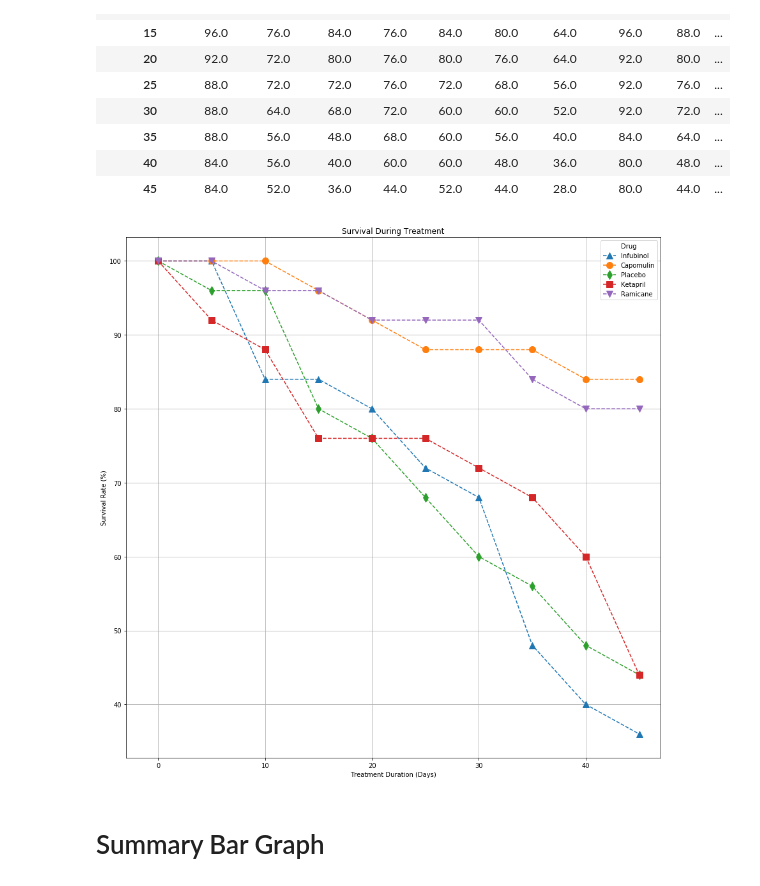
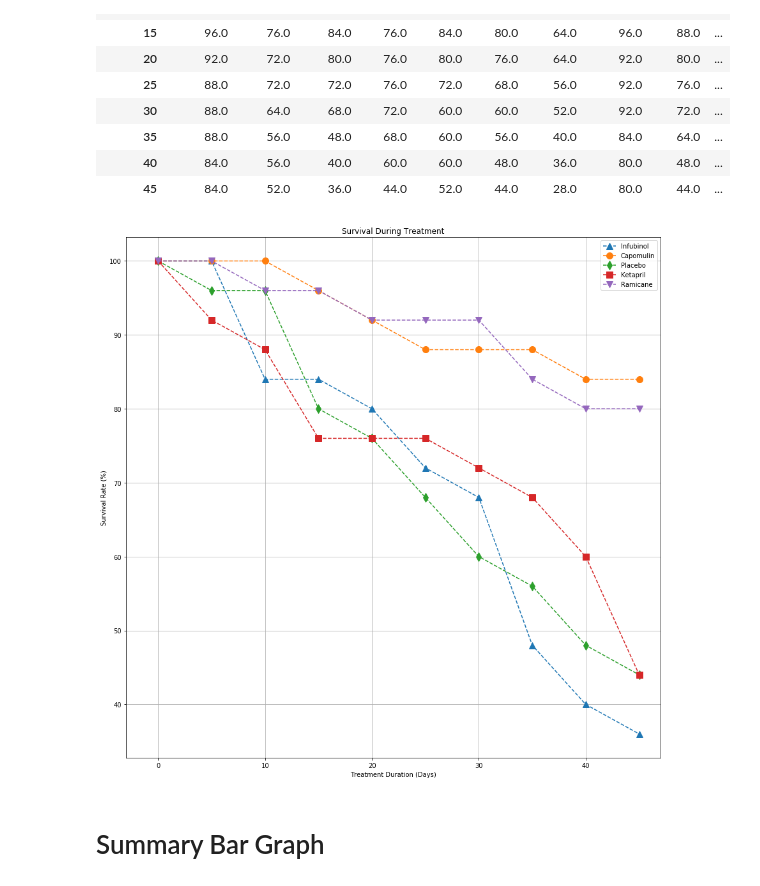
Before and after one commit to gabprado/matplotlib-challenge, a Jupyter notebook: Pymaceuticals/Pymaceuticals.ipynb, the cells around one changed output. Cells and saved outputs as stored; diff of their text form; code cells hidden in the pictures.

```diff
--- a/Pymaceuticals/Pymaceuticals.ipynb
+++ b/Pymaceuticals/Pymaceuticals.ipynb
@@ -193,11 +195,12 @@ mouse_pct_pvt
 # %%
 #plot mouse survival during treatment data
 mouse_pct_pvt.plot.line(y = cols, figsize = (15,15), style = ["^--", "o--", "d--", "s--","v--"], \
               markersize = 10 ,title = "Survival During Treatment",  \
               grid = True).set(xlabel = "Treatment Duration (Days)", xlim = [-3,47] ,ylabel = "Survival Rate (%)")
+plt.legend(cols)
 plt.show()
 # %% [output]
-[figure, old version]
+[figure, new version]
 # %% [markdown]
 # Summary Bar Graph
 # %%
```
Also changed, not shown: parts of 2 cells of this notebook, 2 other files.
